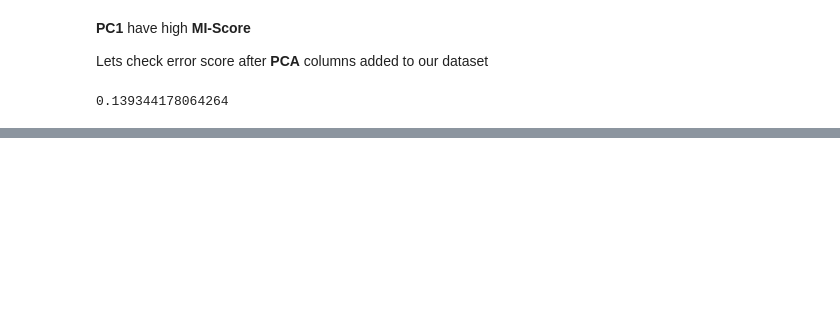
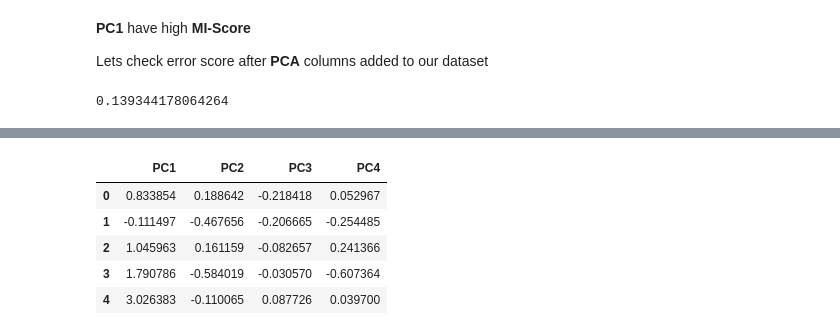
Before and after one commit to naseemap47/predictHousePrices-MachineLearning-python, a Jupyter notebook: jupyter_notebook.ipynb, the cells around one changed output, grey strips where cells are left out. Saved outputs shown, nothing was run; the diff lists cells and outputs as text; code cells hidden in the pictures; blank space fills up the shorter version.

```diff
--- a/jupyter_notebook.ipynb
+++ b/jupyter_notebook.ipynb
@@ -2016,0 +2066,17 @@ So let drop **PCA** columns
+# %%
+# create pca
+pca = PCA()
+x_pca = pca.fit_transform(x_scaled)
+
+# convert to dataframe
+component_names = [f'PC{i+1}' for i in range(x_pca.shape[1])]
+x_pca = pd.DataFrame(x_pca,
+                    columns=component_names)
+x_pca.head()
+# %% [output]
+|  | PC1 | PC2 | PC3 | PC4 |
+| 0 | 0.833854 | 0.188642 | -0.218418 | 0.052967 |
+| 1 | -0.111497 | -0.467656 | -0.206665 | -0.254485 |
+| 2 | 1.045963 | 0.161159 | -0.082657 | 0.241366 |
+| 3 | 1.790786 | -0.584019 | -0.030570 | -0.607364 |
+| 4 | 3.026383 | -0.110065 | 0.087726 | 0.039700 |
```
Also changed, not shown: parts of 24 cells of this notebook.
